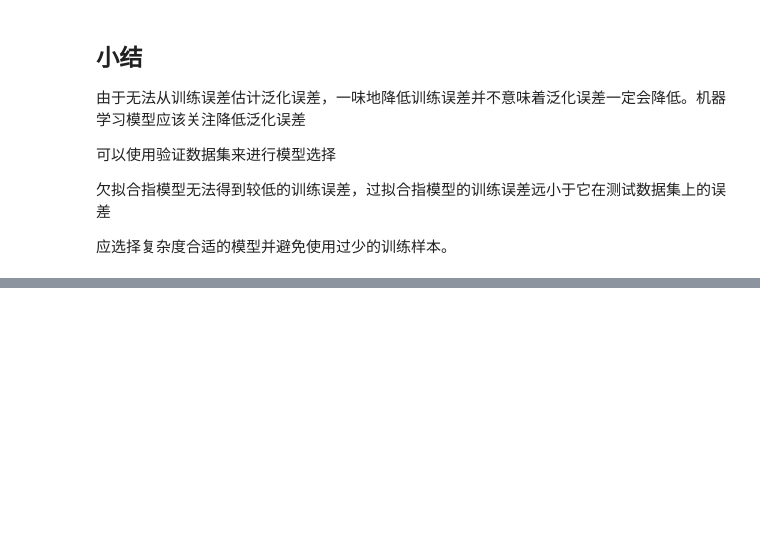
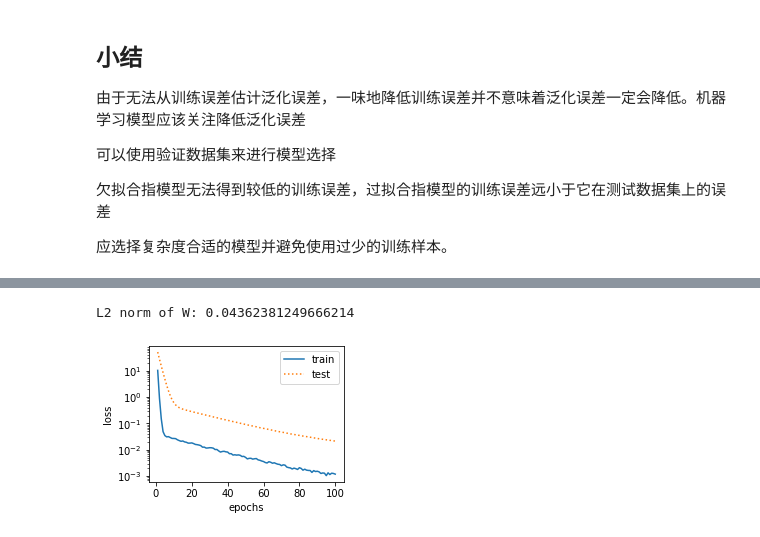
Before and after one commit to edisonchan1/nndlml, a Jupyter notebook: ipynb文件/5.模型选择、欠拟合与过拟合.ipynb, the cells around one changed output, grey strips where cells are left out. Cells and saved outputs as stored; diff of their text form; code cells hidden in the pictures; blank space fills up the shorter version.

```diff
--- a/ipynb文件/5.模型选择、欠拟合与过拟合.ipynb
+++ b/ipynb文件/5.模型选择、欠拟合与过拟合.ipynb
@@ -152,0 +303,5 @@ bias: tensor([3.0911])
+# %%
+fit_and_plot_pytorch(5)
+# %% [output]
+L2 norm of W: 0.04362381249666214
+[figure, added]
```
Also changed, not shown: parts of 19 cells of this notebook, 1 other file.
